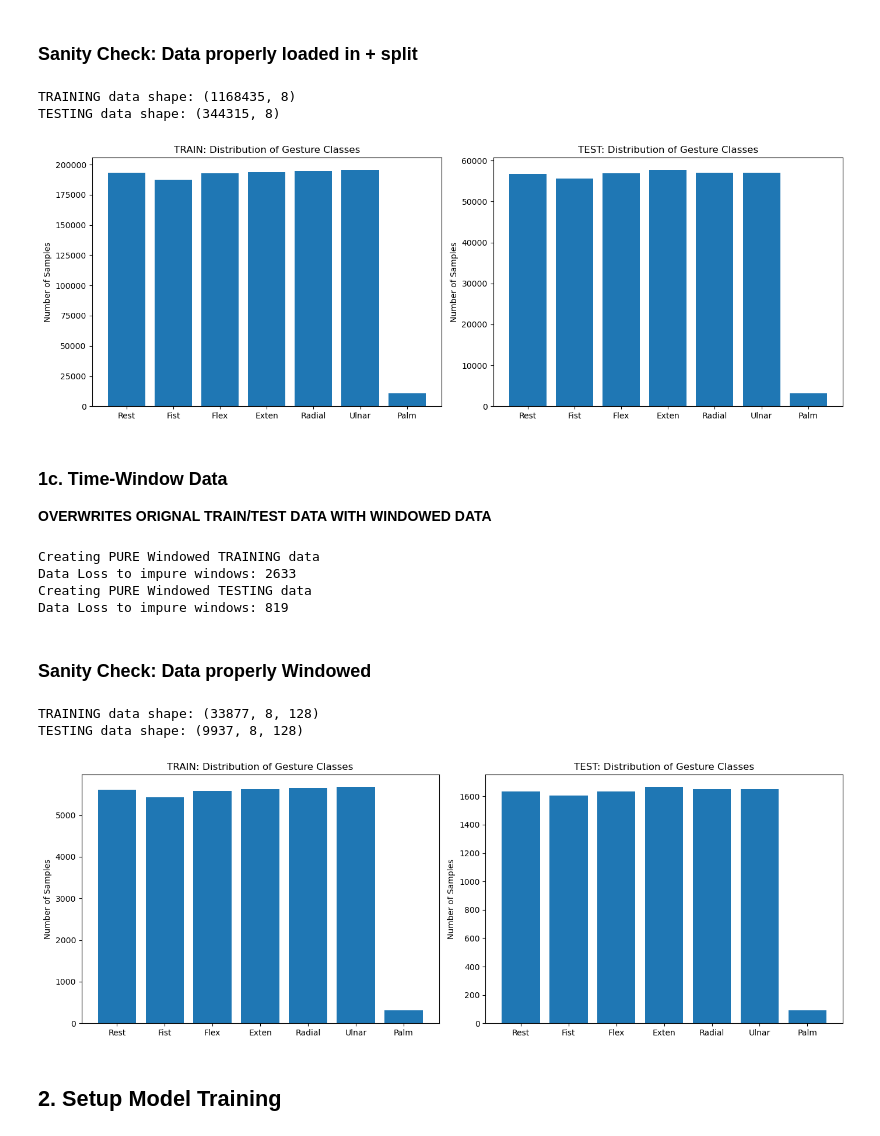
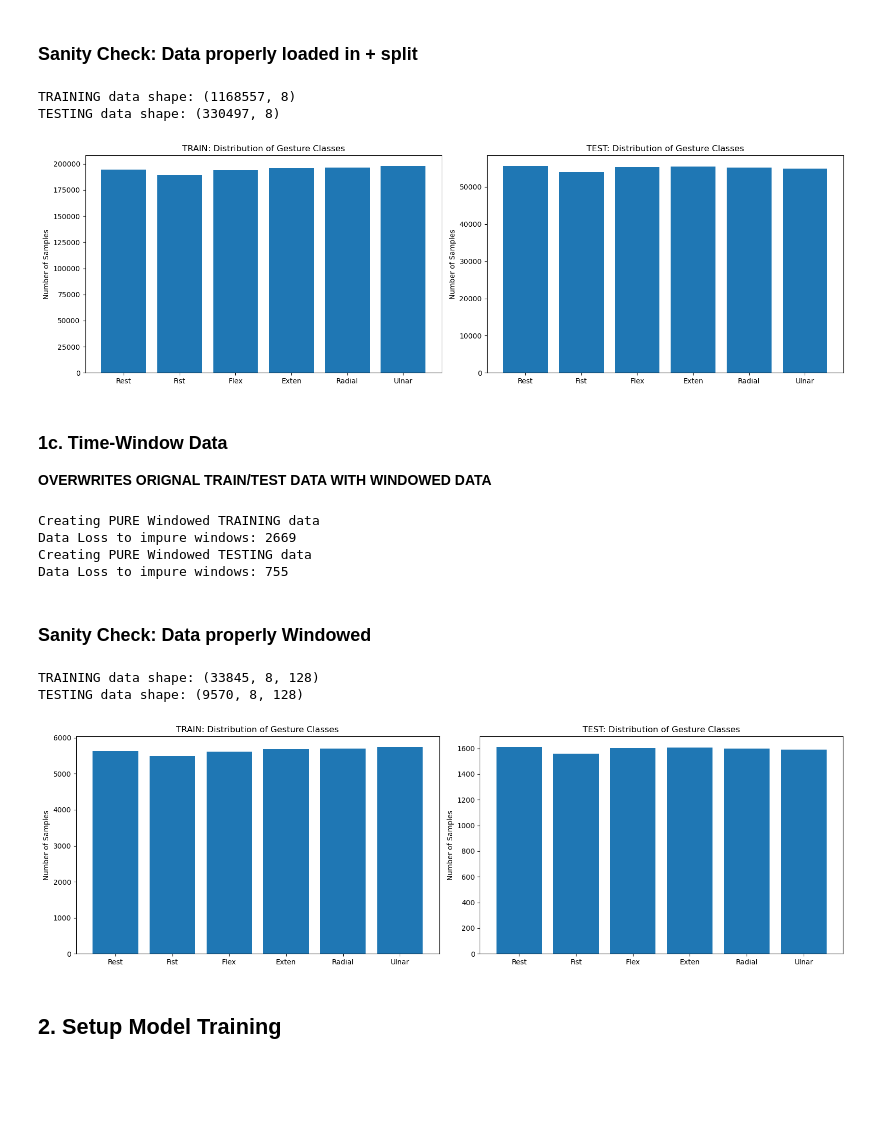
Before and after one commit to ahumada04/Gesture_sEMG_Classifier, a Jupyter notebook: CNN-FANET_Gesture_Classifier.ipynb, the cells around one changed output. Saved outputs shown, nothing was run; the diff lists cells and outputs as text; code cells hidden in the pictures; blank space fills up the shorter version.

Commit message:
removed palm gesture, minor tweeks to tensorboard log names

```diff
--- a/CNN-FANET_Gesture_Classifier.ipynb
+++ b/CNN-FANET_Gesture_Classifier.ipynb
@@ -62,12 +61,12 @@ def preprocess_emg_folder(folder_path):
             # 2. Class Extraction: (9)
             labels = df.iloc[:, 9].values
 
-            # 3. Clean Data: Remove unmarked data (label == '0')
-            valid_indices = (labels != 0)
+            # 3. Clean Data: Remove unmarked data and palm data
+            valid_indices = (labels != 0) & (labels!= 7)
             features = features[valid_indices]
             labels = labels[valid_indices]
 
-            # Shift labels 1-7 -> 0-6 for NN compatibility
+            # Shift labels 1-6 -> 0-5 for NN compatibility
             labels = labels - 1
 
             # append to full list of features & labels
@@ -103,30 +102,30 @@ X_test_raw, y_test_raw = cleanNormalizeData(X_test_raw, y_test_raw)
 ### Sanity Check: Data properly loaded in + split
 # %%
 def viewData(X_train, X_test, y_train, y_test):
-    fig, (ax1, ax2) = plt.subplots(1, 2, figsize=(14, 5))
+    fig, (ax1, ax2) = plt.subplots(1, 2, figsize=(16, 5))
 
-    ax1.hist(y_train, bins=range(8), align='left', rwidth=0.8)
-    ax1.set_xticks(range(7))
-    ax1.set_xticklabels(['Rest', 'Fist', 'Flex', 'Exten', 'Radial', 'Ulnar', 'Palm'])
+    ax1.hist(y_train, bins=range(7), align='left', rwidth=0.8)
+    ax1.set_xticks(range(6))
+    ax1.set_xticklabels(['Rest', 'Fist', 'Flex', 'Exten', 'Radial', 'Ulnar'])
     ax1.set_title("TRAIN: Distribution of Gesture Classes")
     ax1.set_ylabel("Number of Samples")
 
-    ax2.hist(y_test, bins=range(8), align='left', rwidth=0.8)
-    ax2.set_xticks(range(7))
-    ax2.set_xticklabels(['Rest', 'Fist', 'Flex', 'Exten', 'Radial', 'Ulnar', 'Palm'])
+    ax2.hist(y_test, bins=range(7), align='left', rwidth=0.8)
+    ax2.set_xticks(range(6))
+    ax2.set_xticklabels(['Rest', 'Fist', 'Flex', 'Exten', 'Radial', 'Ulnar'])
     ax2.set_title("TEST: Distribution of Gesture Classes")
     ax2.set_ylabel("Number of Samples")
 
     print(f"TRAINING data shape: {X_train.shape}")
     print(f"TESTING data shape: {X_test.shape}")
     plt.tight_layout()
     plt.show()
 
 viewData(X_train_raw, X_test_raw, y_train_raw, y_test_raw)
 # %% [output]
-TRAINING data shape: (1168435, 8)
-TESTING data shape: (344315, 8)
+TRAINING data shape: (1168557, 8)
+TESTING data shape: (330497, 8)
-[figure, old version]
+[figure, new version]
 # %% [markdown]
 ### 1c. Time-Window Data
 **OVERWRITES ORIGNAL TRAIN/TEST DATA WITH WINDOWED DATA**
@@ -201,7 +200,7 @@ def majorityClass_window(y_win):
     # Not majority, FAIL IT
     return 0
 
-def create_windows_last(data, window_size=WINDOW_SIZE, stride=1):
+def create_windows_last(data, window_size, stride):
     pass
 
 if WINDOW_TYPE=='pure':
@@ -219,17 +218,17 @@ else:
     print("Please set WINDOW_TYPE to \'pure\' OR \'majority\'")
 # %% [output]
 Creating PURE Windowed TRAINING data
-Data Loss to impure windows: 2633
+Data Loss to impure windows: 2669
 Creating PURE Windowed TESTING data
-Data Loss to impure windows: 819
+Data Loss to impure windows: 755
 # %% [markdown]
 ### Sanity Check: Data properly Windowed
 # %%
 viewData(X_train, X_test, y_train, y_test)
 # %% [output]
-TRAINING data shape: (33877, 8, 128)
-TESTING data shape: (9937, 8, 128)
+TRAINING data shape: (33845, 8, 128)
+TESTING data shape: (9570, 8, 128)
-[figure, old version]
+[figure, new version]
 # %% [markdown]
 ## 2. Setup Model Training
 # %% [markdown]
```
Also changed, not shown: parts of 8 cells of this notebook, 3 other files.
